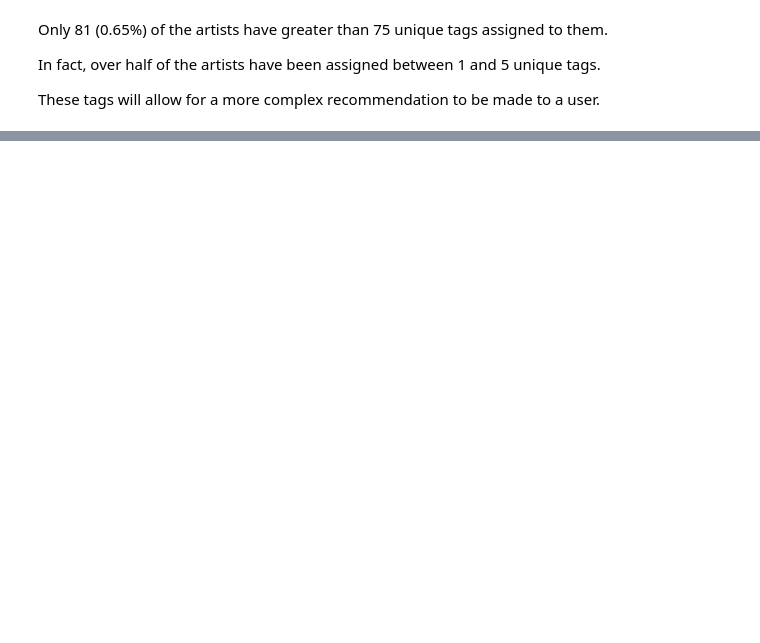
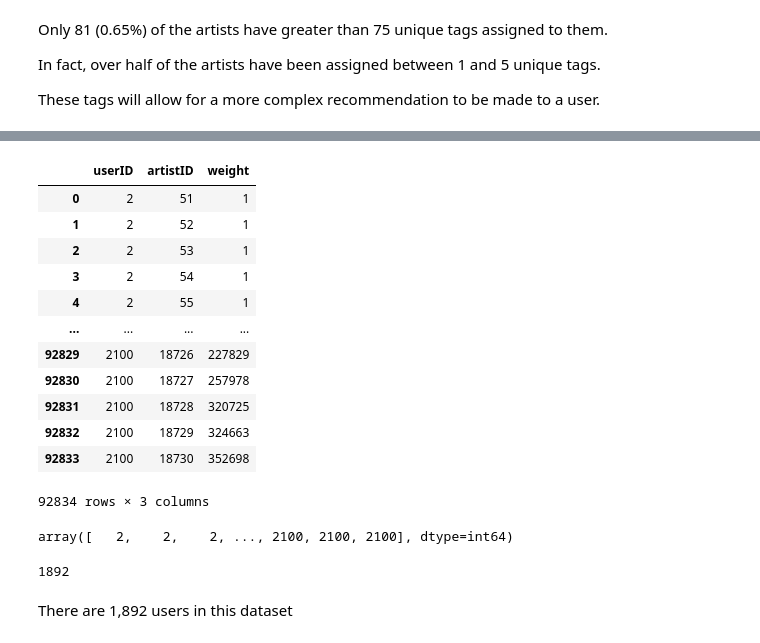
Before and after one commit to laramurphyyx/CA4015-Recommender-System, a Jupyter notebook: Data Exploration.ipynb, the cells around one changed output, grey strips where cells are left out. Drawn from its saved outputs; the diff is of its cells as text; code cells hidden in the pictures; blank space fills up the shorter version.

```diff
--- a/Data Exploration.ipynb
+++ b/Data Exploration.ipynb
@@ -165,0 +279,16 @@ These tags will allow for a more complex recommendation to be made to a user.
+# %%
+user_artists
+# %% [output]
+|  | userID | artistID | weight |
+| 0 | 2 | 51 | 1 |
+| 1 | 2 | 52 | 1 |
+| 2 | 2 | 53 | 1 |
+| 3 | 2 | 54 | 1 |
+| 4 | 2 | 55 | 1 |
+| ... | ... | ... | ... |
+| 92829 | 2100 | 18726 | 227829 |
+| 92830 | 2100 | 18727 | 257978 |
+| 92831 | 2100 | 18728 | 320725 |
+| 92832 | 2100 | 18729 | 324663 |
+| 92833 | 2100 | 18730 | 352698 |
+92834 rows × 3 columns
@@ -165,0 +297,10 @@ These tags will allow for a more complex recommendation to be made to a user.
+# %%
+userIDs
+# %% [output]
+array([   2,    2,    2, ..., 2100, 2100, 2100], dtype=int64)
+# %%
+len(set(userIDs))
+# %% [output]
+1892
+# %% [markdown]
+There are 1,892 users in this dataset
```
Also changed, not shown: parts of 40 cells of this notebook.
